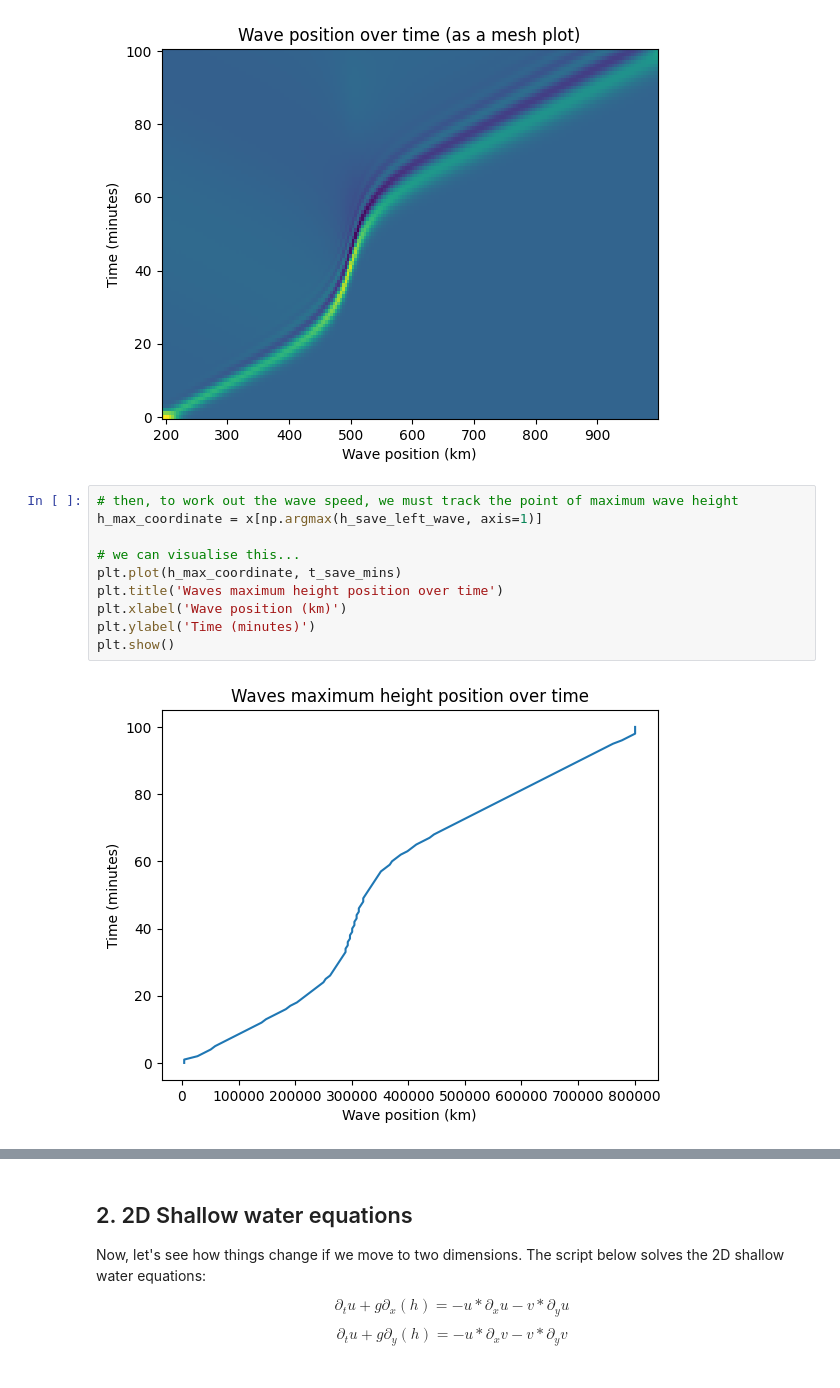
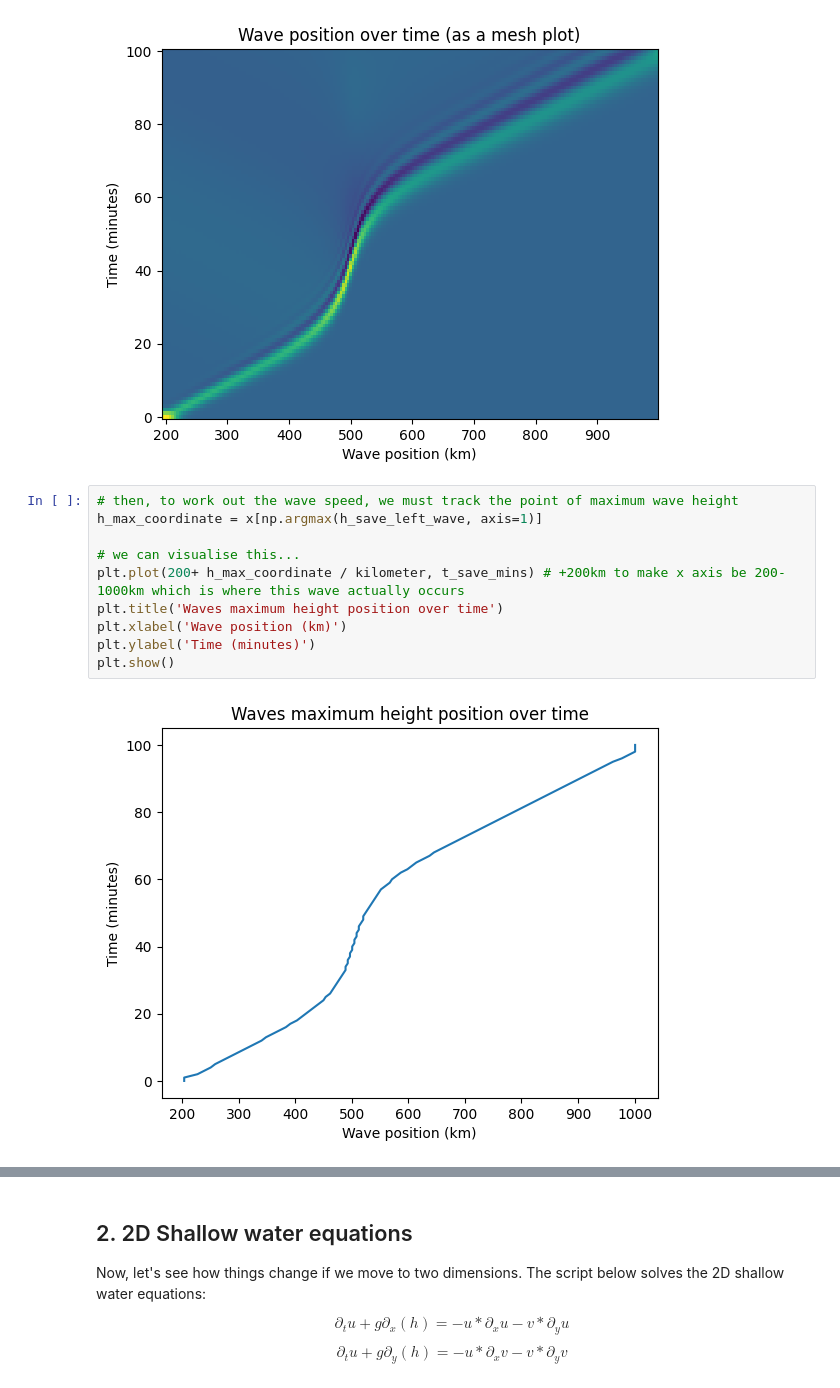
Before and after one commit to isabelgilchristmiller/QCES, a Jupyter notebook: Project3_tsunami.ipynb, the cells around one changed output, grey strips where cells are left out. Saved outputs shown, nothing was run; the diff lists cells and outputs as text.

```diff
--- a/Project3_tsunami.ipynb
+++ b/Project3_tsunami.ipynb
@@ -274,14 +274,14 @@ Text(0, 0.5, 'Time (minutes)')
 # %%
 # then, to work out the wave speed, we must track the point of maximum wave height
 h_max_coordinate = x[np.argmax(h_save_left_wave, axis=1)]
 
 # we can visualise this...
-plt.plot(h_max_coordinate, t_save_mins)
+plt.plot(200+ h_max_coordinate / kilometer, t_save_mins) # +200km to make x axis be 200-1000km which is where this wave actually occurs
 plt.title('Waves maximum height position over time')
 plt.xlabel('Wave position (km)')
 plt.ylabel('Time (minutes)')
 plt.show()
 # %% [output]
-[figure, old version]
+[figure, new version]
 # %%
 # now we can use the tracking of the maximum wave height to calculate the wave speed
```
Also changed, not shown: parts of 11 cells of this notebook.
